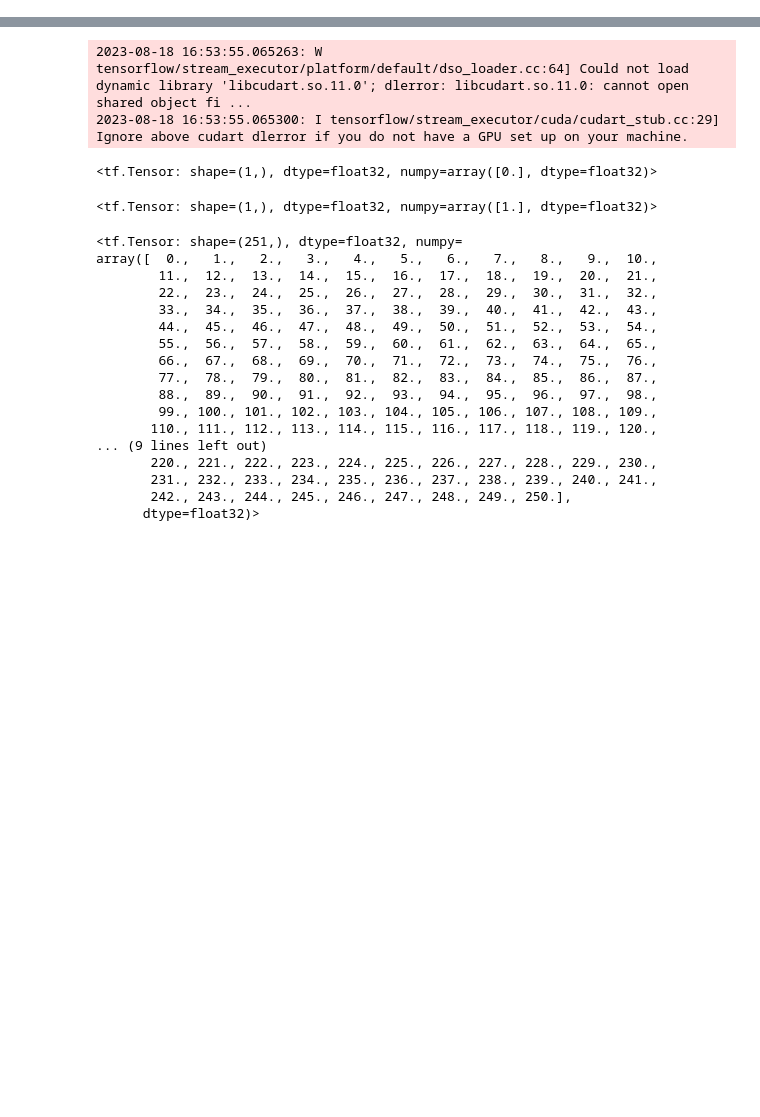
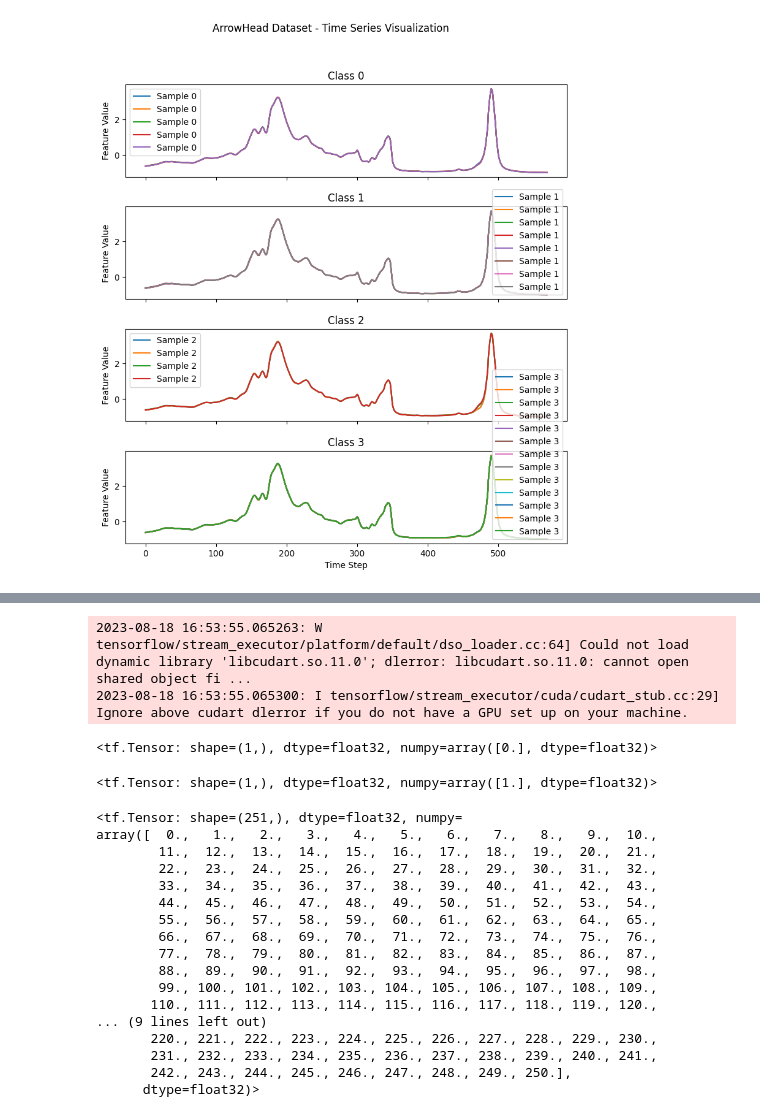
Before and after one commit to JavidanAbdullayev/Transformers_4_TSC, a Jupyter notebook: Tensorflow/main.ipynb, the cells around one changed output, grey strips where cells are left out. Drawn from its saved outputs; the diff is of its cells as text; code cells hidden in the pictures; blank space fills up the shorter version.

```diff
--- a/Tensorflow/main.ipynb
+++ b/Tensorflow/main.ipynb
@@ -12,3 +199,25 @@ x_train.shape
+# %%
+y_train_original = np.argmax(y_train, axis=1)
+
+# Create subplots for each class
+fig, axs = plt.subplots(nrows=num_classes, figsize=(8, 10), sharex=True)
+
+for label in range(num_classes):
+    class_indices = np.where(y_train_original == label)
+    class_samples = x_train[class_indices]
+
+    for sample in class_samples:
+        axs[label].plot(sample[:, 0], label=f'Sample {label}')
+    axs[label].set_ylabel('Feature Value')
+    axs[label].set_title(f'Class {label}')
+    axs[label].legend()
+
+axs[-1].set_xlabel('Time Step')
+plt.suptitle('ArrowHead Dataset - Time Series Visualization')
+plt.tight_layout(rect=[0, 0, 1, 0.95])
+plt.show()
+# %% [output]
+[figure, added]
 # %%
 y_train_original = np.argmax(y_train, axis=1)
 
```
Also changed, not shown: parts of 31 cells of this notebook, 43 other files.
